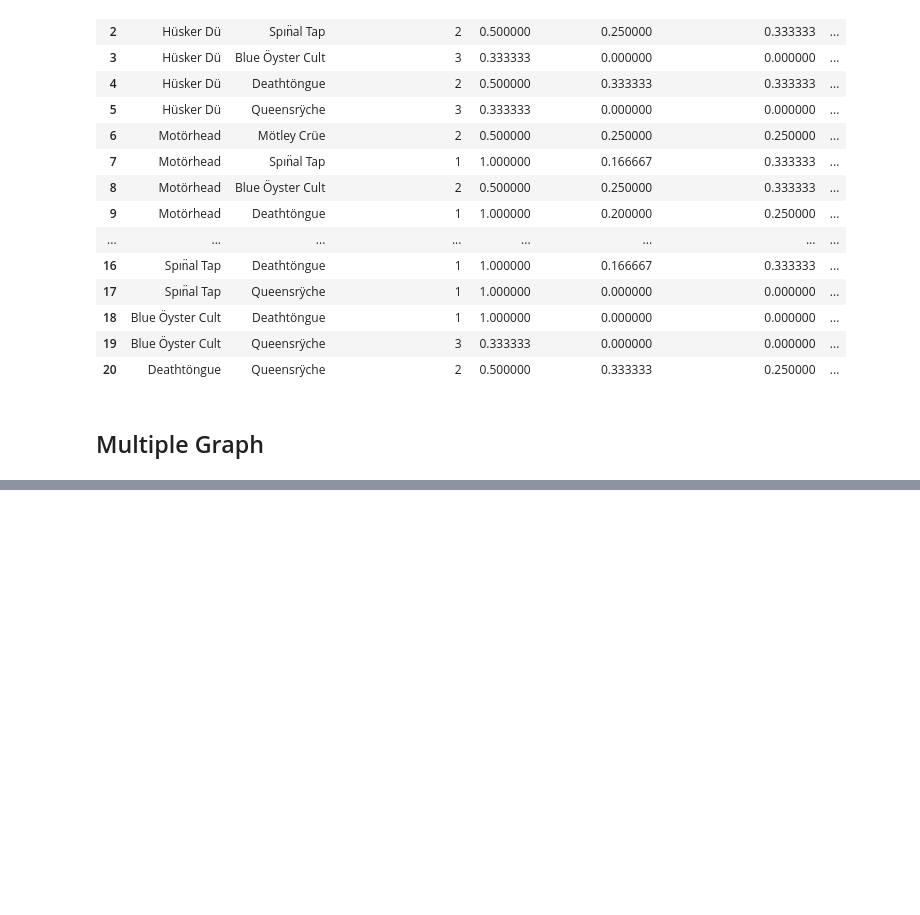
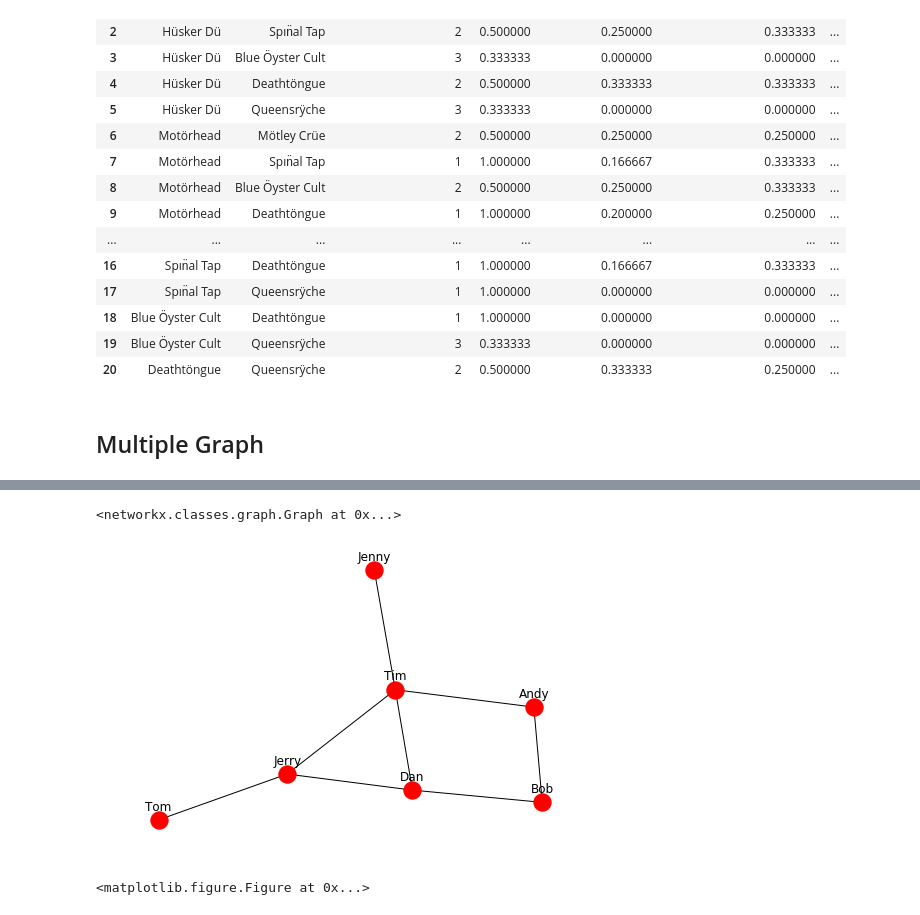
Before and after one commit to Ewen2015/DataScienceNotes, a Jupyter notebook: network/graphicML_test.ipynb, the cells around one changed output, grey strips where cells are left out. Cells and saved outputs as stored; diff of their text form; code cells hidden in the pictures; blank space fills up the shorter version.

```diff
--- a/network/graphicML_test.ipynb
+++ b/network/graphicML_test.ipynb
@@ -166,0 +153,17 @@ plt.show()
+# %%
+graphs = list(nx.connected_component_subgraphs(G))
+# %%
+graphs[1]
+# %% [output]
+<networkx.classes.graph.Graph at 0x...>
+# %%
+pos = nx.spring_layout(graphs[1])
+nx.draw(graphs[1], pos, font_size=16, with_labels=False)
+for p in pos:  # raise text positions
+    pos[p][1] += 0.07
+nx.draw_networkx_labels(graphs[1], pos)
+plt.figure(figsize=(16,9))
+plt.show()
+# %% [output]
+[figure, added]
+<matplotlib.figure.Figure at 0x...>
```
Also changed, not shown: parts of 7 cells of this notebook, 1 other file.
